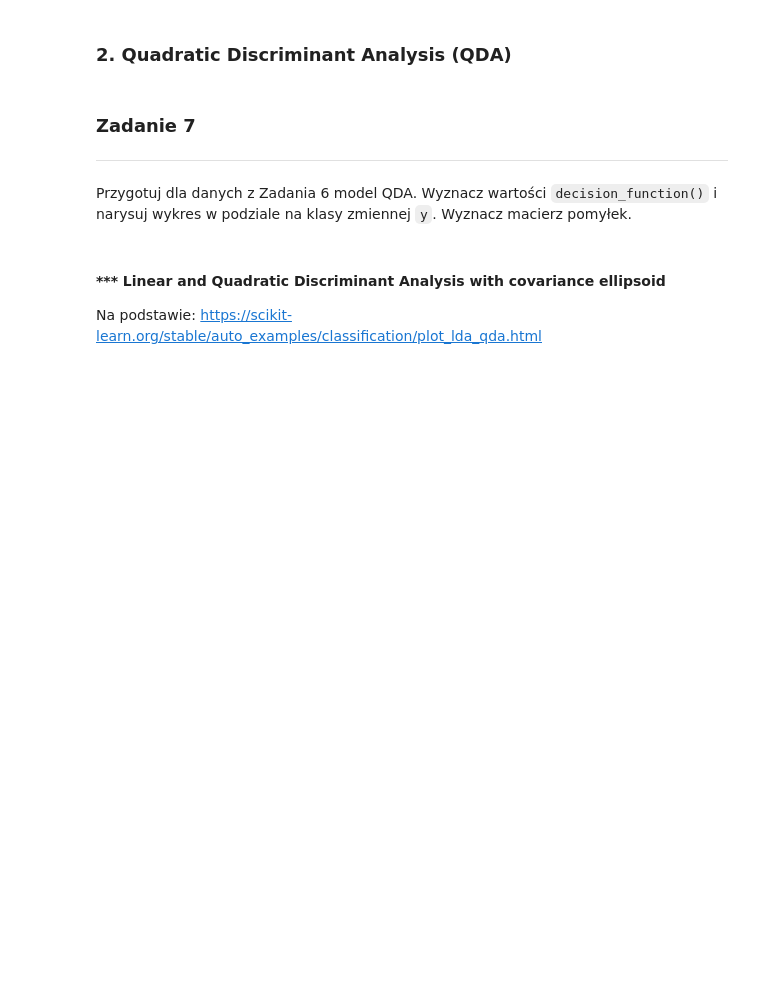
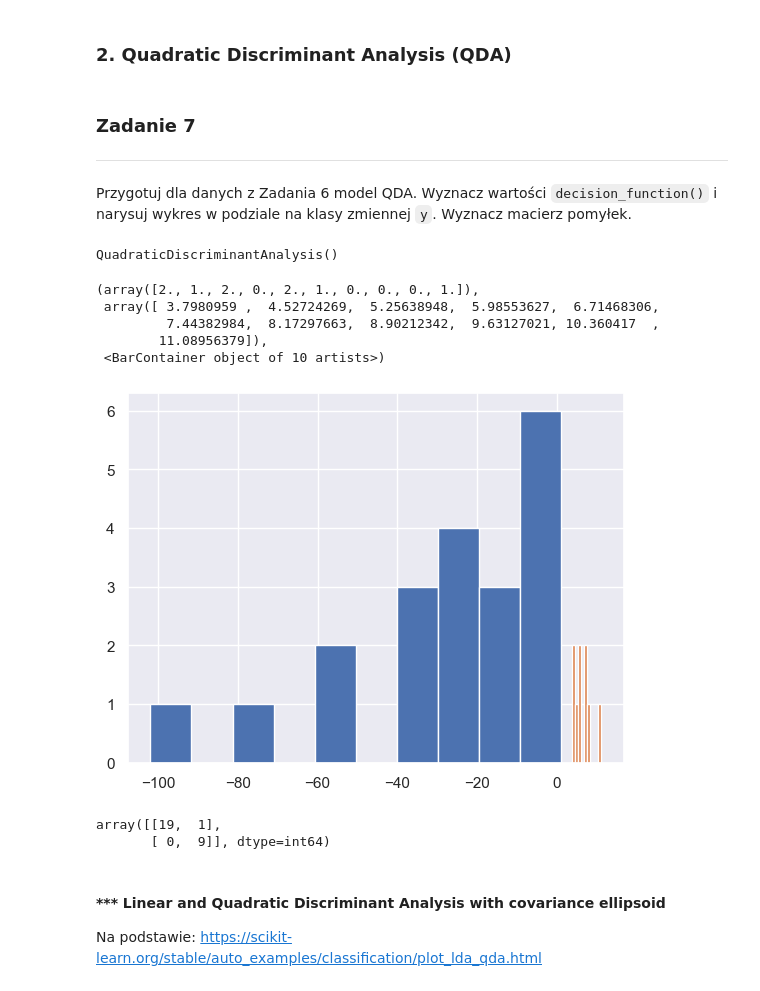
Before and after one commit to FSalinski/MachineLearning, a Jupyter notebook: lab7/lab07.ipynb, the cells around one changed output. Cells and saved outputs as stored; diff of their text form; code cells hidden in the pictures; blank space fills up the shorter version.

```diff
--- a/lab7/lab07.ipynb
+++ b/lab7/lab07.ipynb
@@ -228,6 +233,27 @@ weighted avg       0.97      0.97      0.97        29
 ### Zadanie 7
 -----
 Przygotuj dla danych z Zadania 6 model QDA. Wyznacz wartości `decision_function()` i narysuj wykres w podziale na klasy zmiennej `y`. Wyznacz macierz pomyłek.
+# %%
+qda = QuadraticDiscriminantAnalysis()
+qda.fit(X, y)
+# %% [output]
+QuadraticDiscriminantAnalysis()
+# %%
+plt.figure()
+plt.hist(qda.decision_function(X[y == 'equake']))
+plt.hist(qda.decision_function(X[y != 'equake']))
+# %% [output]
+(array([2., 1., 2., 0., 2., 1., 0., 0., 0., 1.]),
+ array([ 3.7980959 ,  4.52724269,  5.25638948,  5.98553627,  6.71468306,
+         7.44382984,  8.17297663,  8.90212342,  9.63127021, 10.360417  ,
+        11.08956379]),
+ <BarContainer object of 10 artists>)
+[figure, added]
+# %%
+confusion_matrix(y, qda.predict(X))
+# %% [output]
+array([[19,  1],
+       [ 0,  9]], dtype=int64)
 # %% [markdown]
 #### *** Linear and Quadratic Discriminant Analysis with covariance ellipsoid
 Na podstawie: https://scikit-learn.org/stable/auto_examples/classification/plot_lda_qda.html
```
Also changed, not shown: parts of 2 cells of this notebook, 32 other files.
